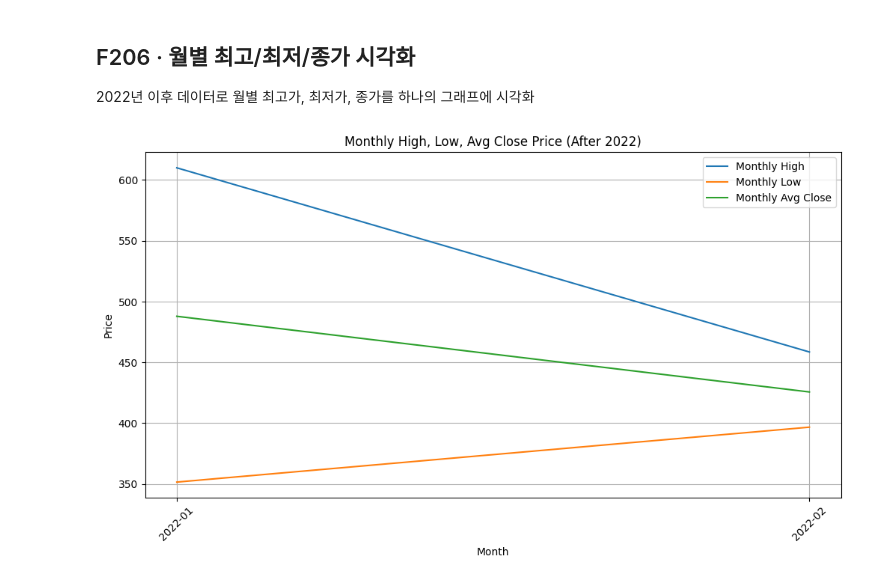
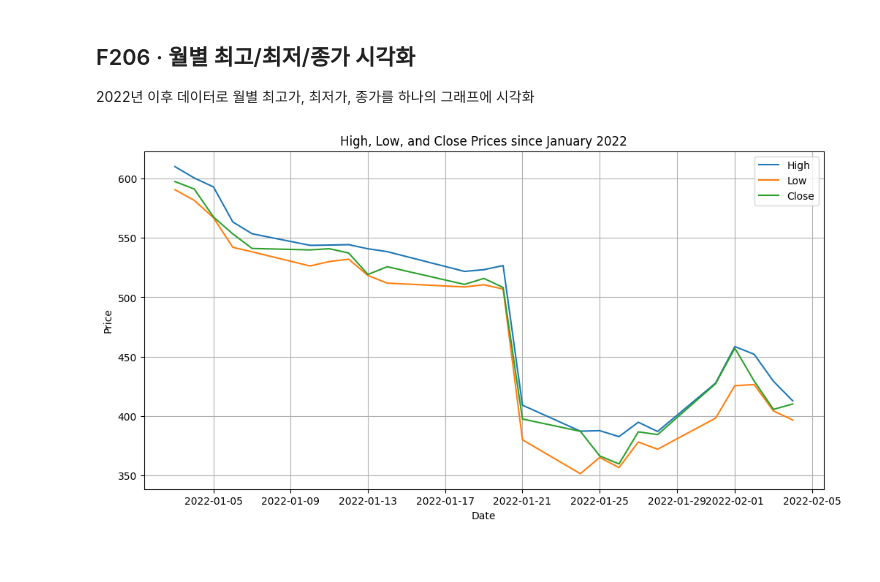
Before and after one commit to baegseoyeon99-collab/netflix_project, a Jupyter notebook: netflix_stock_analysis.ipynb, the cells around one changed output. Cells and saved outputs as stored; diff of their text form; code cells hidden in the pictures; blank space fills up the shorter version.

```diff
--- a/netflix_stock_analysis.ipynb
+++ b/netflix_stock_analysis.ipynb
@@ -148,11 +150,19 @@ plot_monthly_avg(monthly_avg_close, 'Monthly Average Close Price (After 2021)')
 ## F206 · 월별 최고/최저/종가 시각화
 
 2022년 이후 데이터로 월별 최고가, 최저가, 종가를 하나의 그래프에 시각화
-# %%
-
-# F206: 2022년 이후 데이터 → 월별 최고가·최저가·종가를 하나의 그래프에 시각화
-df_2022 = filter_by_year(df, 2022)
-monthly_high_low_close = compute_monthly_high_low_close(df_2022)
-plot_monthly_high_low_close(monthly_high_low_close)
-# %% [output]
-[figure, removed]
+# %%
+df_2022 = filter_by_year(df, 2022)
+
+plt.figure(figsize=(12,6))
+plt.plot(df_2022['Date'], df_2022['High'], label='High')
+plt.plot(df_2022['Date'], df_2022['Low'], label='Low')
+plt.plot(df_2022['Date'], df_2022['Close'], label='Close')
+
+plt.title("High, Low, and Close Prices since January 2022")
+plt.xlabel("Date")
+plt.ylabel("Price")
+plt.legend()
+plt.grid(True)
+plt.show()
+# %% [output]
+[figure, added]
```
Also changed, not shown: parts of 2 cells of this notebook, 1 other file.
